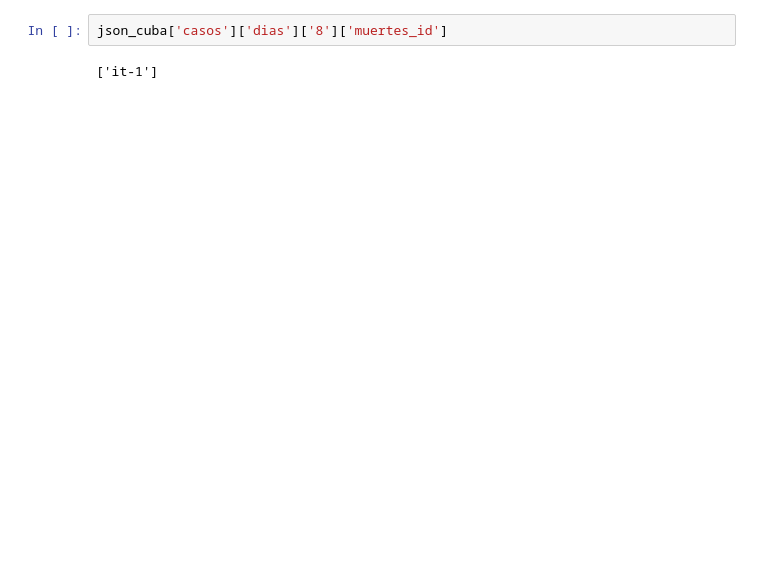
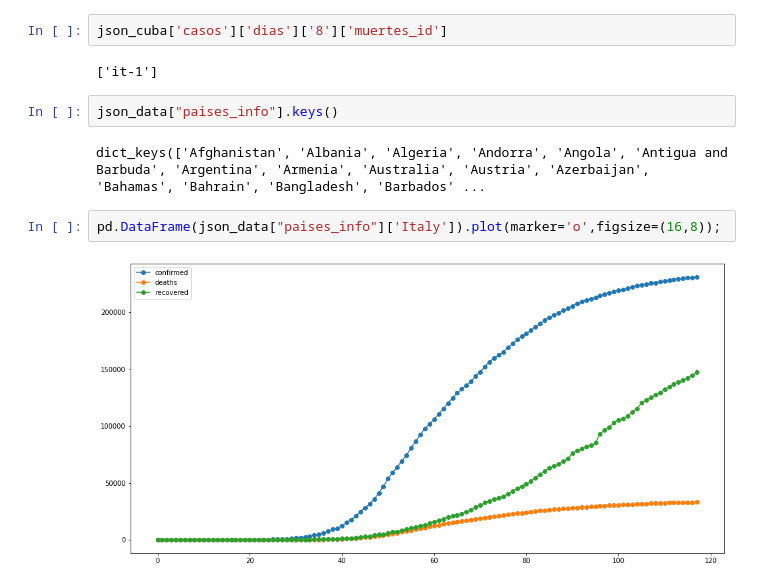
Before and after one commit to jorivero83/JanataHack, a Jupyter notebook: survillance.ipynb, the cells around one changed output. Saved outputs shown, nothing was run; the diff lists cells and outputs as text; blank space fills up the shorter version.

```diff
--- a/survillance.ipynb
+++ b/survillance.ipynb
@@ -356,3 +356,11 @@ for k in json_cuba['casos']['dias'].keys():
 json_cuba['casos']['dias']['8']['muertes_id']
 # %% [output]
 ['it-1']
+# %%
+json_data["paises_info"].keys()
+# %% [output]
+dict_keys(['Afghanistan', 'Albania', 'Algeria', 'Andorra', 'Angola', 'Antigua and Barbuda', 'Argentina', 'Armenia', 'Australia', 'Austria', 'Azerbaijan', 'Bahamas', 'Bahrain', 'Bangladesh', 'Barbados' ...
+# %%
+pd.DataFrame(json_data["paises_info"]['Italy']).plot(marker='o',figsize=(16,8));
+# %% [output]
+[figure, added]
```
Also changed, not shown: parts of 20 cells of this notebook.
